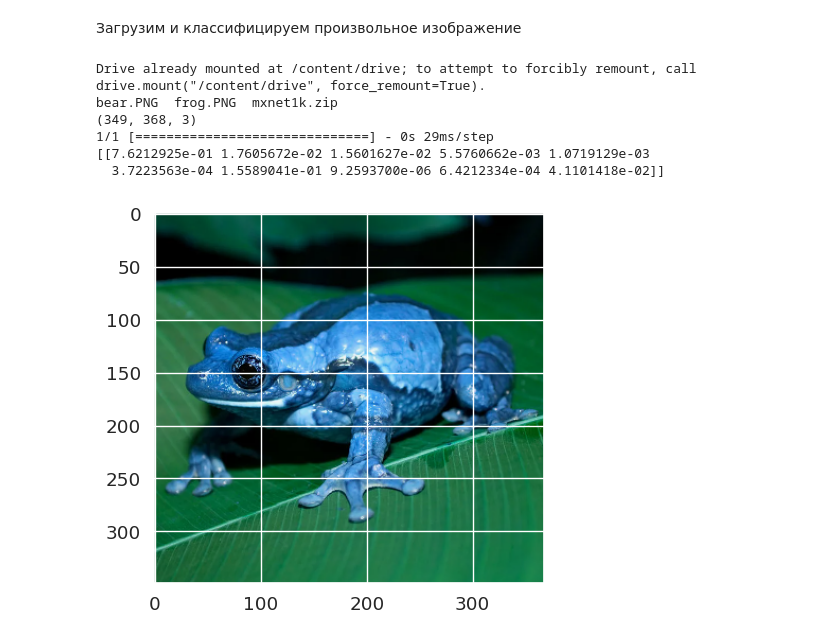
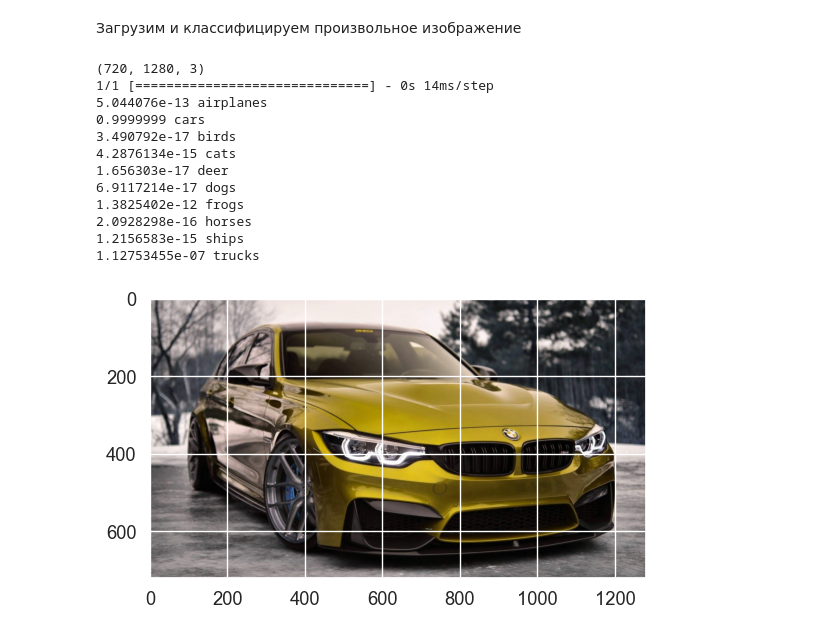
Before and after one commit to danon21/psu_nn, a Jupyter notebook: nn_Kirillov_lab2_fz11.ipynb, the cells around one changed output. Cells and saved outputs as stored; diff of their text form; code cells hidden in the pictures.

```diff
--- a/nn_Kirillov_lab2_fz11.ipynb
+++ b/nn_Kirillov_lab2_fz11.ipynb
@@ -104,34 +102,30 @@ from tensorflow.keras.layers import Dropout, BatchNormalization, LeakyReLU, ReLU
 from tensorflow.keras import regularizers
 
 model = Sequential()
-#model.add(Flatten(input_shape=(32,32,3)))
 
-model.add(Conv2D(16, (3,3), input_shape=(32,32,3), padding='same'))
-#model.add(Dropout(0.2))
+model.add(Conv2D(16, (3,3), input_shape=(32,32,3), padding='same', kernel_regularizer=regularizers.l2(0.01)))
 model.add(BatchNormalization())
 model.add(ReLU())
 
 model.add(MaxPooling2D(2,2))
 
-for i in range(50):
-    model.add(Conv2D(64,(3,3), padding='same'))
+num_filters = 16
+max_filter = 128
+for i in range(6):
+    if num_filters < max_filter:
+        num_filters *= 2
+    model.add(Conv2D(num_filters, (3,3), padding='same'))
     model.add(BatchNormalization())
     model.add(ReLU())
 
 model.add(MaxPooling2D(2,2))
 model.add(Flatten())
 
-#model.add(Dense(32))
-#model.add(ReLU())
-#model.add(BatchNormalization())
-
 model.add(Dense(num_classes))
 model.add(Activation('softmax'))
 
-# initiate optimizer
 opt = keras.optimizers.Adam(0.001)
 
-# Let's train the model using RMSprop
 model.compile(loss='categorical_crossentropy',
               optimizer=opt,
               metrics=['accuracy'])
@@ -156,8 +150,7 @@ Non-trainable params: 6,432
 _________________________________________________________________
 # %%
-#print('Not using data augmentation.')
-batch_size = 64
-epochs = 30
+batch_size = 500
+epochs = 100
 '''
 model.fit(x_train, y_train,
           batch_size=batch_size,
@@ -202,7 +195,7 @@ datagen = ImageDataGenerator(
 datagen.fit(x_train)
 
     # Fit the model on the batches generated by datagen.flow().
-model.fit_generator(datagen.flow(x_train, y_train,
+model.fit(datagen.flow(x_train, y_train,
                                      batch_size=batch_size),
                         epochs=epochs,
                         validation_data=(x_test, y_test),
@@ -220,6 +212,8 @@ from matplotlib.colors import Colormap
 from mpl_toolkits.axes_grid1 import ImageGrid
 import numpy as np
 import random
+
+class_list = ['airplanes', 'cars', 'birds', 'cats', 'deer', 'dogs', 'frogs', 'horses', 'ships', 'trucks']
 
 def get_class_sample(cls_index):
     for i in range(len(y_train)):
@@ -252,9 +246,9 @@ for i in range(10):
     img = x_test[k]
     img_pred = get_class_sample(cls_name_pred)
     grid[0].imshow(np.reshape(img,(32,32,3)))
-    grid[0].set_title("{}".format(cls_name_gt))
+    grid[0].set_title("{}".format(class_list[cls_name_gt]))
     grid[1].imshow(np.reshape(img_pred,(32,32,3)))
-    grid[1].set_title("{}".format(cls_name_pred))
+    grid[1].set_title("{}".format(class_list[cls_name_pred]))
 
     plt.show()
 # %% [output]
@@ -316,24 +310,29 @@ sn.heatmap(df_cm, annot=True, annot_kws={"size": 8})
 Загрузим и классифицируем произвольное изображение
 # %%
 import cv2
-from google.colab import drive
-drive.mount('/content/drive')
-!ls /content/drive/MyDrive/datasets
 
-img = cv2.imread("/content/drive/MyDrive/datasets/frog.PNG")
+img = cv2.imread("car.jpg")
 print(img.shape)
 #img = cv2.cvtColor(img, cv2.COLOR_BGR2RGB)
 plt.imshow(img)
 img = img[...,::-1]
 img = cv2.resize(img,(32,32))
 img = img.astype("float32")/255
 y = model.predict(np.expand_dims(img,0))
-print(y)
+
+for i, j in enumerate(y[0]):
+  print(j, class_list[i])
 # %% [output]
-Drive already mounted at /content/drive; to attempt to forcibly remount, call drive.mount("/content/drive", force_remount=True).
-bear.PNG  frog.PNG  mxnet1k.zip
-(349, 368, 3)
-1/1 [==============================] - 0s 29ms/step
-[[7.6212925e-01 1.7605672e-02 1.5601627e-02 5.5760662e-03 1.0719129e-03
-  3.7223563e-04 1.5589041e-01 9.2593700e-06 6.4212334e-04 4.1101418e-02]]
+(720, 1280, 3)
+1/1 [==============================] - 0s 14ms/step
+5.044076e-13 airplanes
+0.9999999 cars
+3.490792e-17 birds
+4.2876134e-15 cats
+1.656303e-17 deer
+6.9117214e-17 dogs
+1.3825402e-12 frogs
+2.0928298e-16 horses
+1.2156583e-15 ships
+1.12753455e-07 trucks
-[figure, old version]
+[figure, new version]
```
Also changed, not shown: parts of 5 cells of this notebook, 14 other files.
